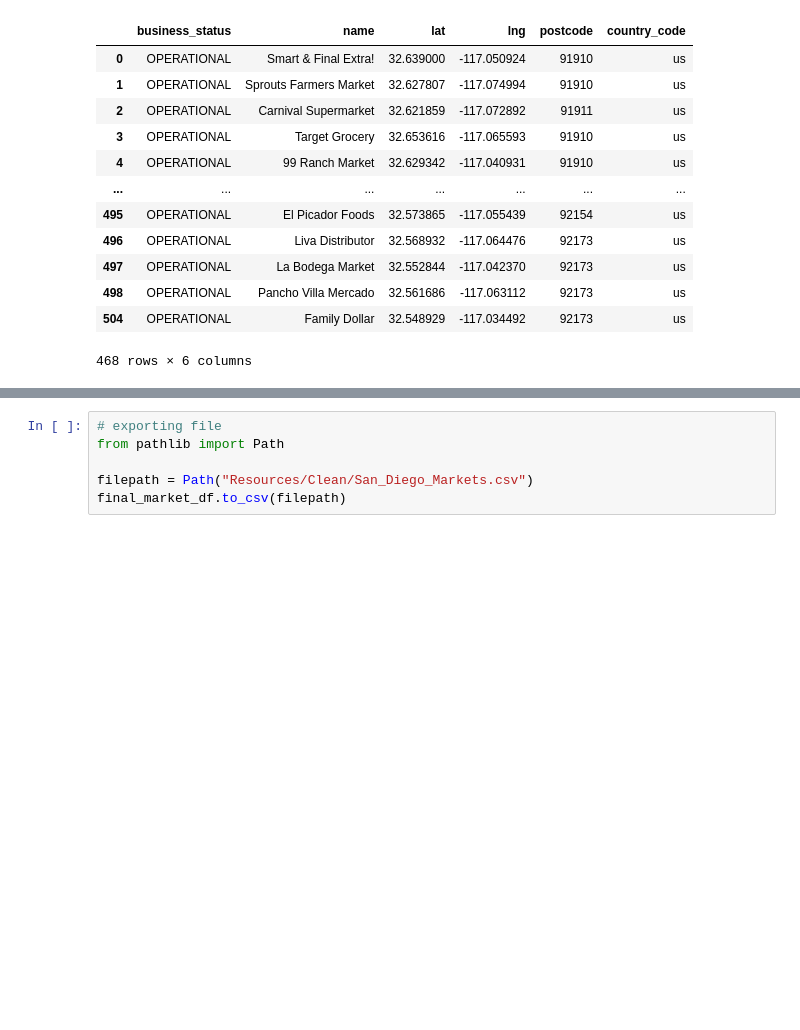
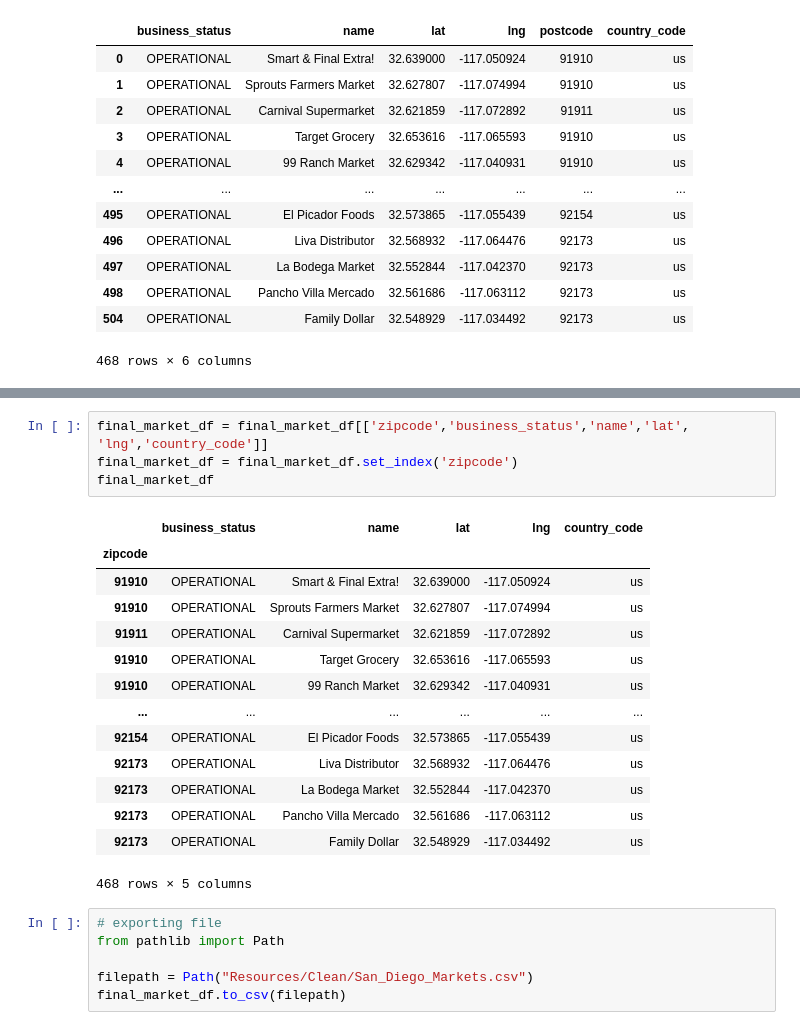
Before and after one commit to tsmtruong/final-project, a Jupyter notebook: Clean_Markets.ipynb, the cells around one changed output, grey strips where cells are left out. Drawn from its saved outputs; the diff is of its cells as text; blank space fills up the shorter version.

```diff
--- a/Clean_Markets.ipynb
+++ b/Clean_Markets.ipynb
@@ -343,3 +360,22 @@ final_market_df
+# %%
+final_market_df = final_market_df[['zipcode','business_status','name','lat', 'lng','country_code']]
+final_market_df = final_market_df.set_index('zipcode')
+final_market_df
+# %% [output]
+|  | business_status | name | lat | lng | country_code |
+| zipcode |  |  |  |  |  |
+| 91910 | OPERATIONAL | Smart & Final Extra! | 32.639000 | -117.050924 | us |
+| 91910 | OPERATIONAL | Sprouts Farmers Market | 32.627807 | -117.074994 | us |
+| 91911 | OPERATIONAL | Carnival Supermarket | 32.621859 | -117.072892 | us |
+| 91910 | OPERATIONAL | Target Grocery | 32.653616 | -117.065593 | us |
+| 91910 | OPERATIONAL | 99 Ranch Market | 32.629342 | -117.040931 | us |
+| ... | ... | ... | ... | ... | ... |
+| 92154 | OPERATIONAL | El Picador Foods | 32.573865 | -117.055439 | us |
+| 92173 | OPERATIONAL | Liva Distributor | 32.568932 | -117.064476 | us |
+| 92173 | OPERATIONAL | La Bodega Market | 32.552844 | -117.042370 | us |
+| 92173 | OPERATIONAL | Pancho Villa Mercado | 32.561686 | -117.063112 | us |
+| 92173 | OPERATIONAL | Family Dollar | 32.548929 | -117.034492 | us |
+468 rows × 5 columns
 # %%
 # exporting file
 from pathlib import Path
```
Also changed, not shown: parts of 2 cells of this notebook.
